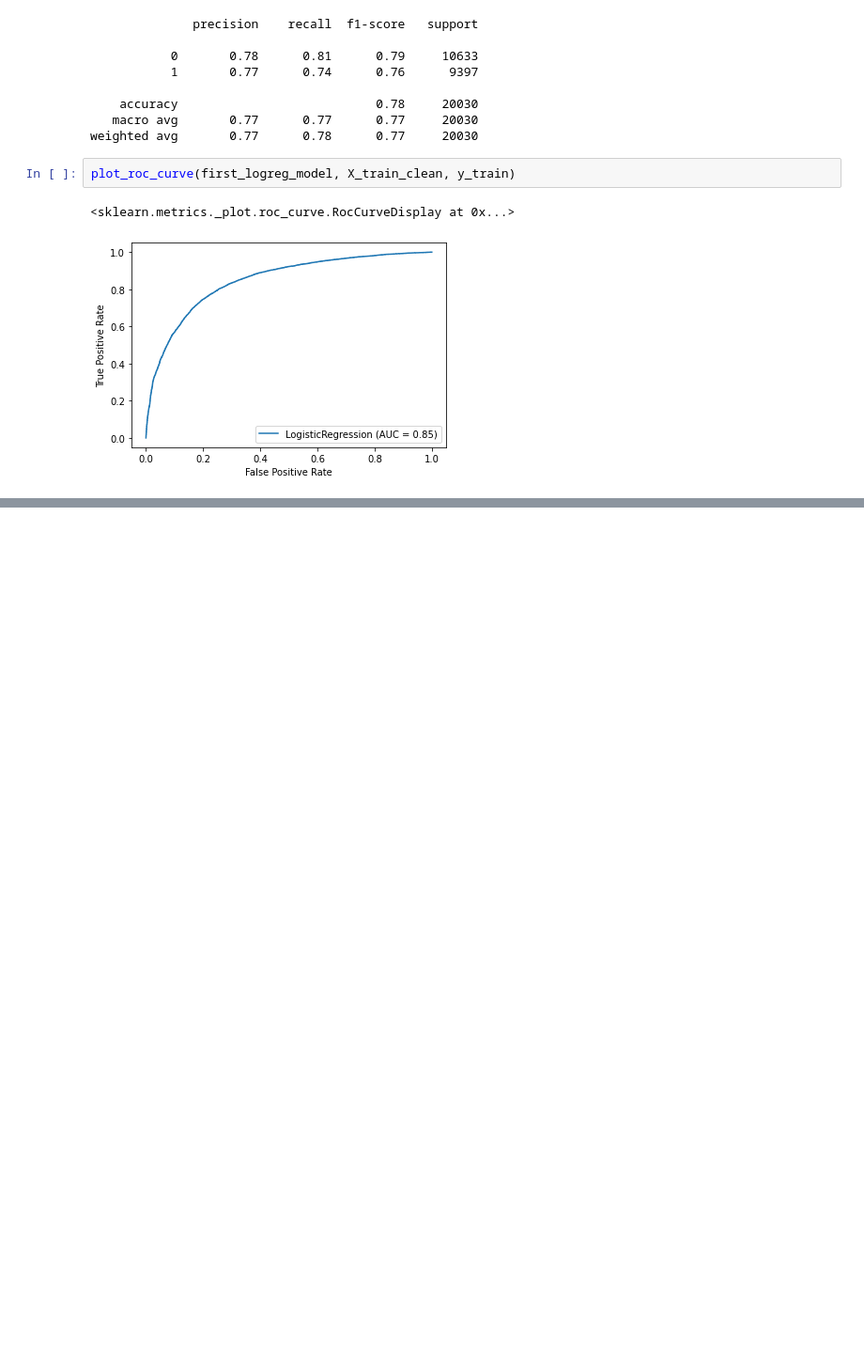
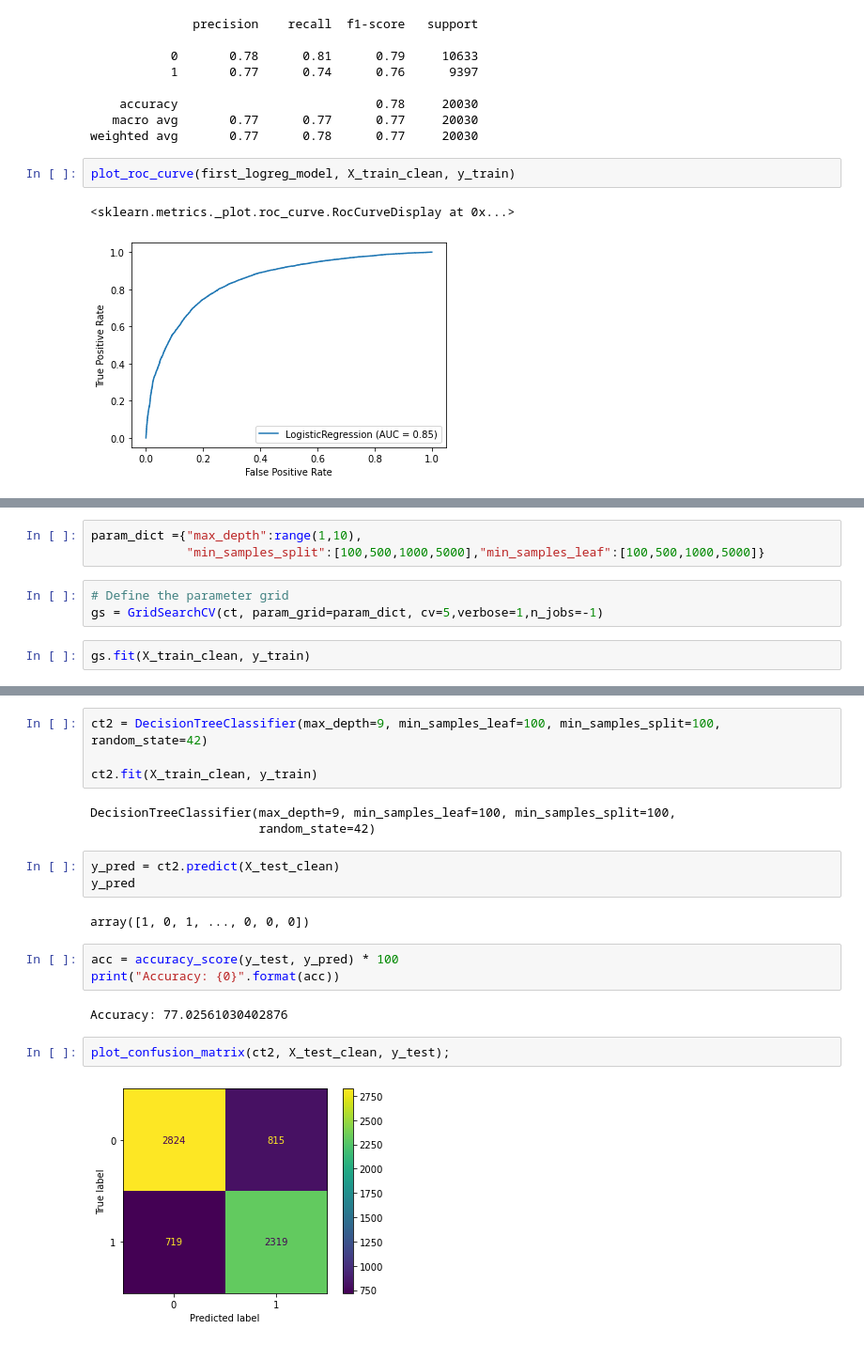
Before and after one commit to soohojp/Phase-3-Project, a Jupyter notebook: scratchNB-Copy1.ipynb, the cells around one changed output, grey strips where cells are left out. Shown: that part at 94% size. Saved outputs shown, nothing was run; the diff lists cells and outputs as text; blank space fills up the shorter version.

Commit message:
updating file with decision trees

```diff
--- a/scratchNB-Copy1.ipynb
+++ b/scratchNB-Copy1.ipynb
@@ -508,0 +367,8 @@ plot_roc_curve(first_logreg_model, X_train_clean, y_train)
+# %%
+param_dict ={"max_depth":range(1,10),
+             "min_samples_split":[100,500,1000,5000],"min_samples_leaf":[100,500,1000,5000]}
+# %%
+# Define the parameter grid
+gs = GridSearchCV(ct, param_grid=param_dict, cv=5,verbose=1,n_jobs=-1)
+# %%
+gs.fit(X_train_clean, y_train)
@@ -508,0 +437,21 @@ plot_roc_curve(first_logreg_model, X_train_clean, y_train)
+# %%
+ct2 = DecisionTreeClassifier(max_depth=9, min_samples_leaf=100, min_samples_split=100, random_state=42)
+
+ct2.fit(X_train_clean, y_train)
+# %% [output]
+DecisionTreeClassifier(max_depth=9, min_samples_leaf=100, min_samples_split=100,
+                       random_state=42)
+# %%
+y_pred = ct2.predict(X_test_clean)
+y_pred
+# %% [output]
+array([1, 0, 1, ..., 0, 0, 0])
+# %%
+acc = accuracy_score(y_test, y_pred) * 100
+print("Accuracy: {0}".format(acc))
+# %% [output]
+Accuracy: 77.02561030402876
+# %%
+plot_confusion_matrix(ct2, X_test_clean, y_test);
+# %% [output]
+[figure, added]
```
Also changed, not shown: parts of 43 cells of this notebook.
